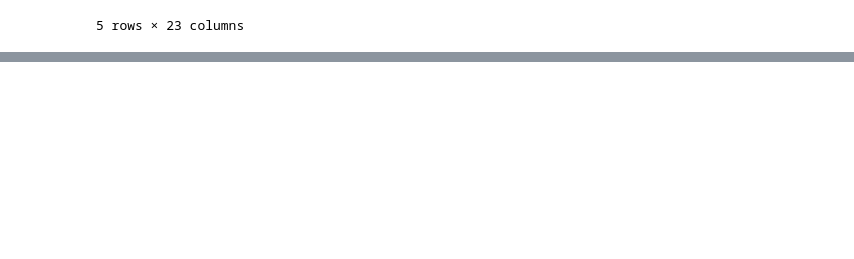
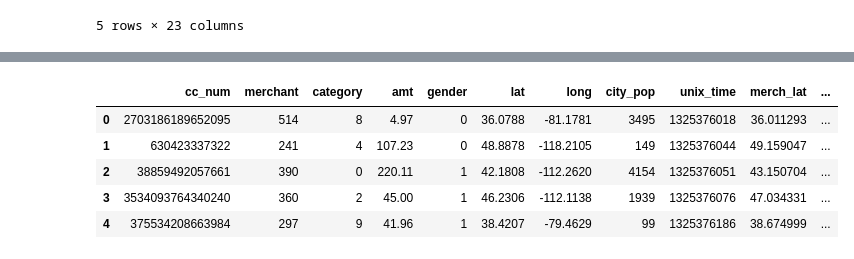
Before and after one commit to gpratik143/Credit-Card-Fraud-Detection-System, a Jupyter notebook: app.ipynb, the cells around one changed output, grey strips where cells are left out. Cells and saved outputs as stored; diff of their text form; code cells hidden in the pictures; blank space fills up the shorter version.

```diff
--- a/app.ipynb
+++ b/app.ipynb
@@ -41,0 +52,9 @@ df.head()
+# %%
+df.head()
+# %% [output]
+|  | cc_num | merchant | category | amt | gender | lat | long | city_pop | unix_time | merch_lat | ... |
+| 0 | 2703186189652095 | 514 | 8 | 4.97 | 0 | 36.0788 | -81.1781 | 3495 | 1325376018 | 36.011293 | ... |
+| 1 | 630423337322 | 241 | 4 | 107.23 | 0 | 48.8878 | -118.2105 | 149 | 1325376044 | 49.159047 | ... |
+| 2 | 38859492057661 | 390 | 0 | 220.11 | 1 | 42.1808 | -112.2620 | 4154 | 1325376051 | 43.150704 | ... |
+| 3 | 3534093764340240 | 360 | 2 | 45.00 | 1 | 46.2306 | -112.1138 | 1939 | 1325376076 | 47.034331 | ... |
+| 4 | 375534208663984 | 297 | 9 | 41.96 | 1 | 38.4207 | -79.4629 | 99 | 1325376186 | 38.674999 | ... |
```
Also changed, not shown: parts of 7 cells of this notebook.
